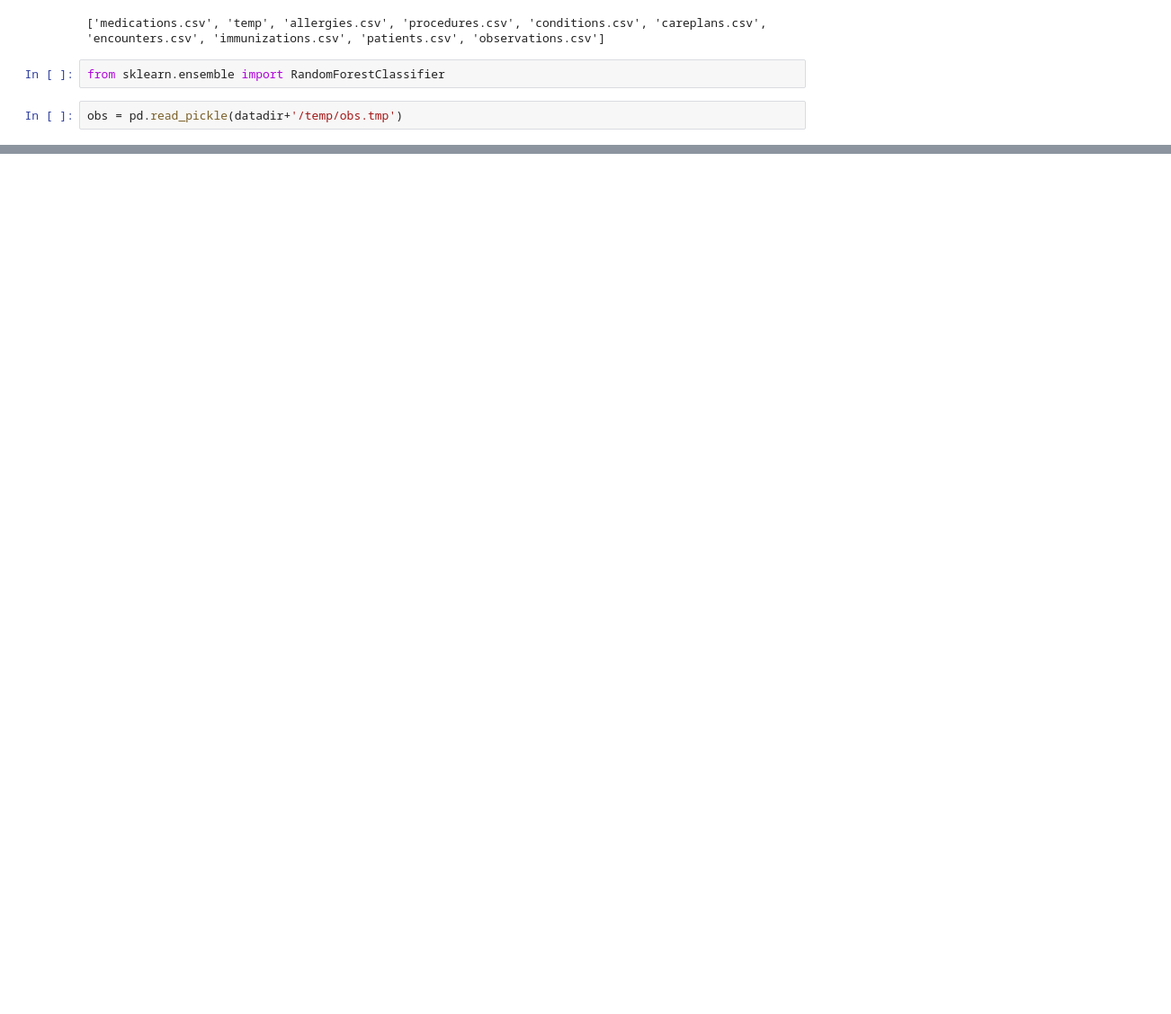
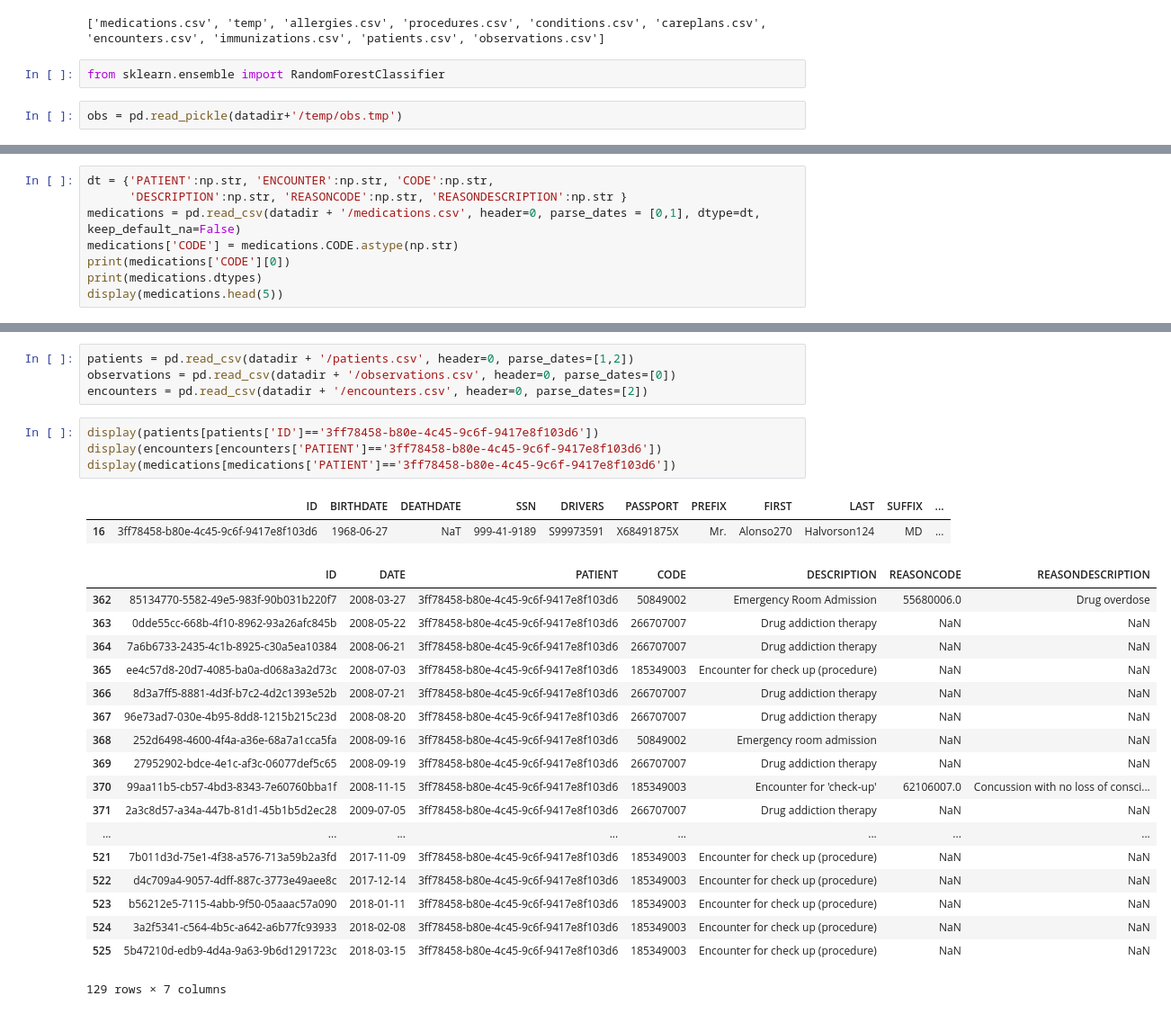
Before and after one commit to stevejohnson2001/dswg, a Jupyter notebook: notebooks/Feature Selection.ipynb, the cells around one changed output, grey strips where cells are left out. Shown at 90% size. Cells and saved outputs as stored; diff of their text form; blank space fills up the shorter version.

```diff
--- a/notebooks/Feature Selection.ipynb
+++ b/notebooks/Feature Selection.ipynb
@@ -110,0 +263,8 @@ ValueError: could not convert string to float: 'F'
+# %%
+dt = {'PATIENT':np.str, 'ENCOUNTER':np.str, 'CODE':np.str,
+      'DESCRIPTION':np.str, 'REASONCODE':np.str, 'REASONDESCRIPTION':np.str }
+medications = pd.read_csv(datadir + '/medications.csv', header=0, parse_dates = [0,1], dtype=dt, keep_default_na=False)
+medications['CODE'] = medications.CODE.astype(np.str)
+print(medications['CODE'][0])
+print(medications.dtypes)
+display(medications.head(5))
@@ -110,0 +330,29 @@ ValueError: could not convert string to float: 'F'
+# %%
+patients = pd.read_csv(datadir + '/patients.csv', header=0, parse_dates=[1,2])
+observations = pd.read_csv(datadir + '/observations.csv', header=0, parse_dates=[0])
+encounters = pd.read_csv(datadir + '/encounters.csv', header=0, parse_dates=[2])
+# %%
+display(patients[patients['ID']=='3ff78458-b80e-4c45-9c6f-9417e8f103d6'])
+display(encounters[encounters['PATIENT']=='3ff78458-b80e-4c45-9c6f-9417e8f103d6'])
+display(medications[medications['PATIENT']=='3ff78458-b80e-4c45-9c6f-9417e8f103d6'])
+# %% [output]
+|  | ID | BIRTHDATE | DEATHDATE | SSN | DRIVERS | PASSPORT | PREFIX | FIRST | LAST | SUFFIX | ... |
+| 16 | 3ff78458-b80e-4c45-9c6f-9417e8f103d6 | 1968-06-27 | NaT | 999-41-9189 | S99973591 | X68491875X | Mr. | Alonso270 | Halvorson124 | MD | ... |
+|  | ID | DATE | PATIENT | CODE | DESCRIPTION | REASONCODE | REASONDESCRIPTION |
+| 362 | 85134770-5582-49e5-983f-90b031b220f7 | 2008-03-27 | 3ff78458-b80e-4c45-9c6f-9417e8f103d6 | 50849002 | Emergency Room Admission | 55680006.0 | Drug overdose |
+| 363 | 0dde55cc-668b-4f10-8962-93a26afc845b | 2008-05-22 | 3ff78458-b80e-4c45-9c6f-9417e8f103d6 | 266707007 | Drug addiction therapy | NaN | NaN |
+| 364 | 7a6b6733-2435-4c1b-8925-c30a5ea10384 | 2008-06-21 | 3ff78458-b80e-4c45-9c6f-9417e8f103d6 | 266707007 | Drug addiction therapy | NaN | NaN |
+| 365 | ee4c57d8-20d7-4085-ba0a-d068a3a2d73c | 2008-07-03 | 3ff78458-b80e-4c45-9c6f-9417e8f103d6 | 185349003 | Encounter for check up (procedure) | NaN | NaN |
+| 366 | 8d3a7ff5-8881-4d3f-b7c2-4d2c1393e52b | 2008-07-21 | 3ff78458-b80e-4c45-9c6f-9417e8f103d6 | 266707007 | Drug addiction therapy | NaN | NaN |
+| 367 | 96e73ad7-030e-4b95-8dd8-1215b215c23d | 2008-08-20 | 3ff78458-b80e-4c45-9c6f-9417e8f103d6 | 266707007 | Drug addiction therapy | NaN | NaN |
+| 368 | 252d6498-4600-4f4a-a36e-68a7a1cca5fa | 2008-09-16 | 3ff78458-b80e-4c45-9c6f-9417e8f103d6 | 50849002 | Emergency room admission | NaN | NaN |
+| 369 | 27952902-bdce-4e1c-af3c-06077def5c65 | 2008-09-19 | 3ff78458-b80e-4c45-9c6f-9417e8f103d6 | 266707007 | Drug addiction therapy | NaN | NaN |
+| 370 | 99aa11b5-cb57-4bd3-8343-7e60760bba1f | 2008-11-15 | 3ff78458-b80e-4c45-9c6f-9417e8f103d6 | 185349003 | Encounter for 'check-up' | 62106007.0 | Concussion with no loss of consci... |
+| 371 | 2a3c8d57-a34a-447b-81d1-45b1b5d2ec28 | 2009-07-05 | 3ff78458-b80e-4c45-9c6f-9417e8f103d6 | 266707007 | Drug addiction therapy | NaN | NaN |
+| ... | ... | ... | ... | ... | ... | ... | ... |
+| 521 | 7b011d3d-75e1-4f38-a576-713a59b2a3fd | 2017-11-09 | 3ff78458-b80e-4c45-9c6f-9417e8f103d6 | 185349003 | Encounter for check up (procedure) | NaN | NaN |
+| 522 | d4c709a4-9057-4dff-887c-3773e49aee8c | 2017-12-14 | 3ff78458-b80e-4c45-9c6f-9417e8f103d6 | 185349003 | Encounter for check up (procedure) | NaN | NaN |
+| 523 | b56212e5-7115-4abb-9f50-05aaac57a090 | 2018-01-11 | 3ff78458-b80e-4c45-9c6f-9417e8f103d6 | 185349003 | Encounter for check up (procedure) | NaN | NaN |
+| 524 | 3a2f5341-c564-4b5c-a642-a6b77fc93933 | 2018-02-08 | 3ff78458-b80e-4c45-9c6f-9417e8f103d6 | 185349003 | Encounter for check up (procedure) | NaN | NaN |
+| 525 | 5b47210d-edb9-4d4a-9a63-9b6d1291723c | 2018-03-15 | 3ff78458-b80e-4c45-9c6f-9417e8f103d6 | 185349003 | Encounter for check up (procedure) | NaN | NaN |
+129 rows × 7 columns
```
Also changed, not shown: parts of 23 cells of this notebook, 14 other files.
